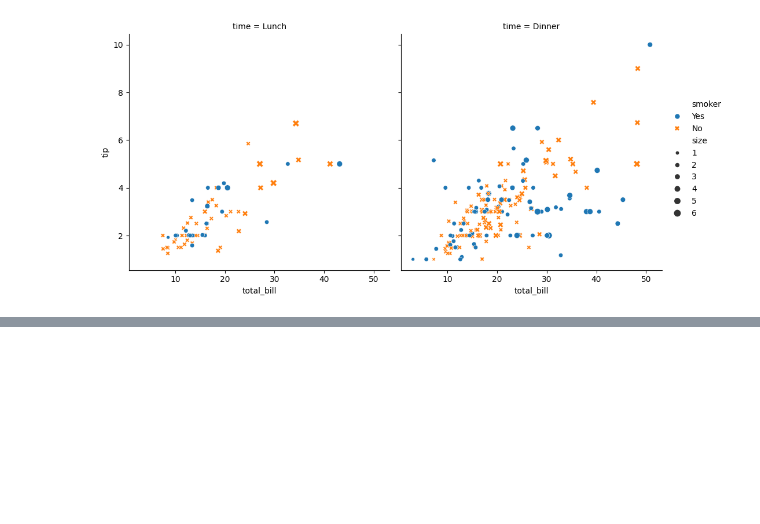
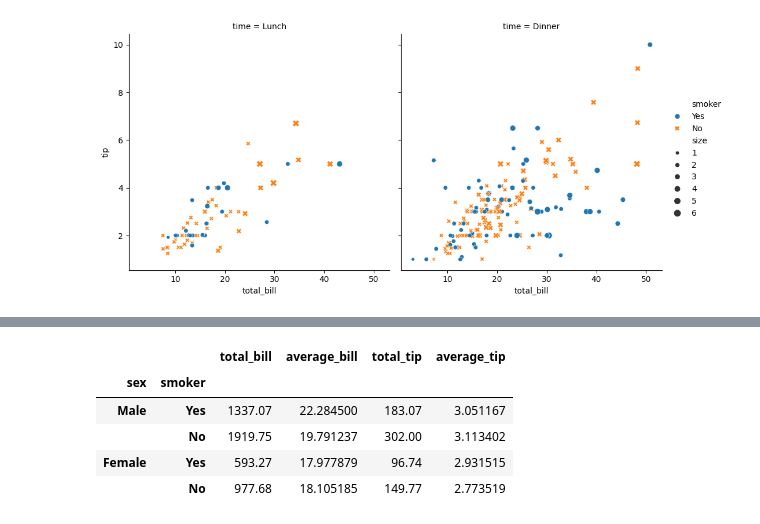
Before and after one commit to AlejandroZavala98/Analisis_de_datos, a Jupyter notebook: Data_Analysis_with_Python/Tips_Analysis.ipynb, the cells around one changed output, grey strips where cells are left out. Saved outputs shown, nothing was run; the diff lists cells and outputs as text; code cells hidden in the pictures; blank space fills up the shorter version.

```diff
--- a/Data_Analysis_with_Python/Tips_Analysis.ipynb
+++ b/Data_Analysis_with_Python/Tips_Analysis.ipynb
@@ -141,0 +122,9 @@ sns.catplot(x="categorical",y="data science",data=df_temporal,kind="violin")
+# %%
+df_tips.groupby(["sex","smoker"]).agg(total_bill = ("total_bill",np.sum),  average_bill = ("total_bill",np.average), total_tip = ("tip",np.sum), average_tip = ("tip",np.average))
+# %% [output]
+|  |  | total_bill | average_bill | total_tip | average_tip |
+| sex | smoker |  |  |  |  |
+| Male | Yes | 1337.07 | 22.284500 | 183.07 | 3.051167 |
+|  | No | 1919.75 | 19.791237 | 302.00 | 3.113402 |
+| Female | Yes | 593.27 | 17.977879 | 96.74 | 2.931515 |
+|  | No | 977.68 | 18.105185 | 149.77 | 2.773519 |
```
Also changed, not shown: parts of 14 cells of this notebook, 1 other file.
